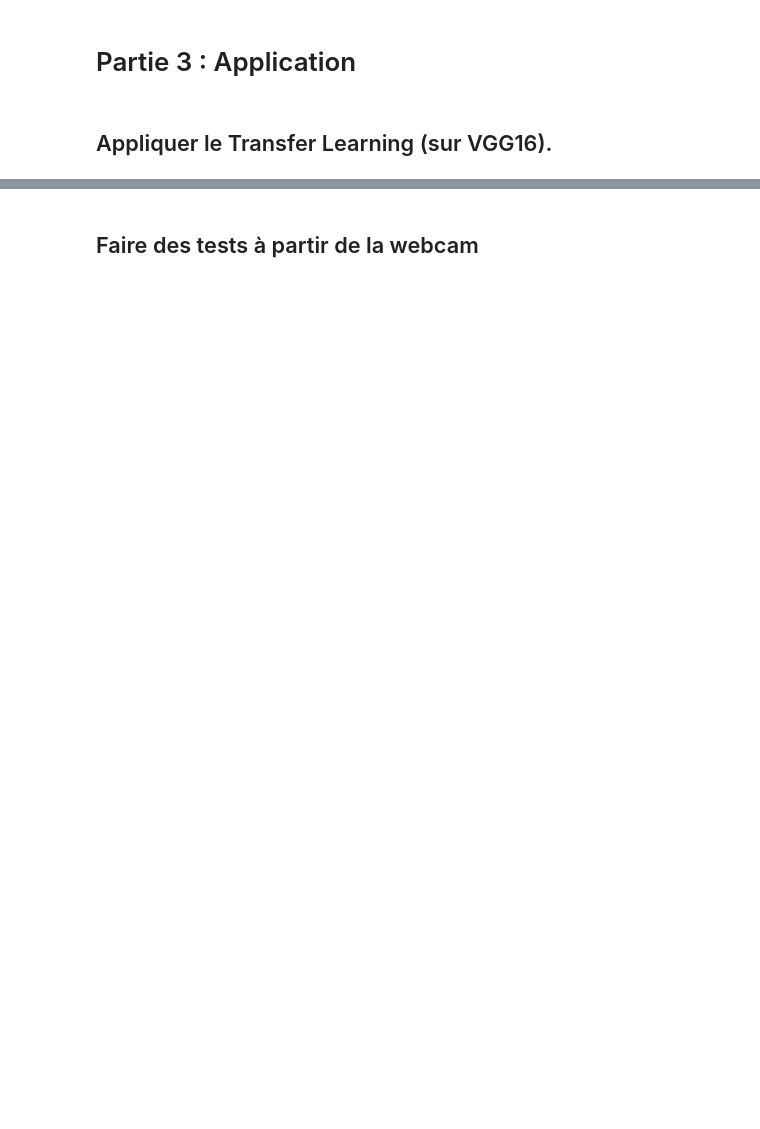
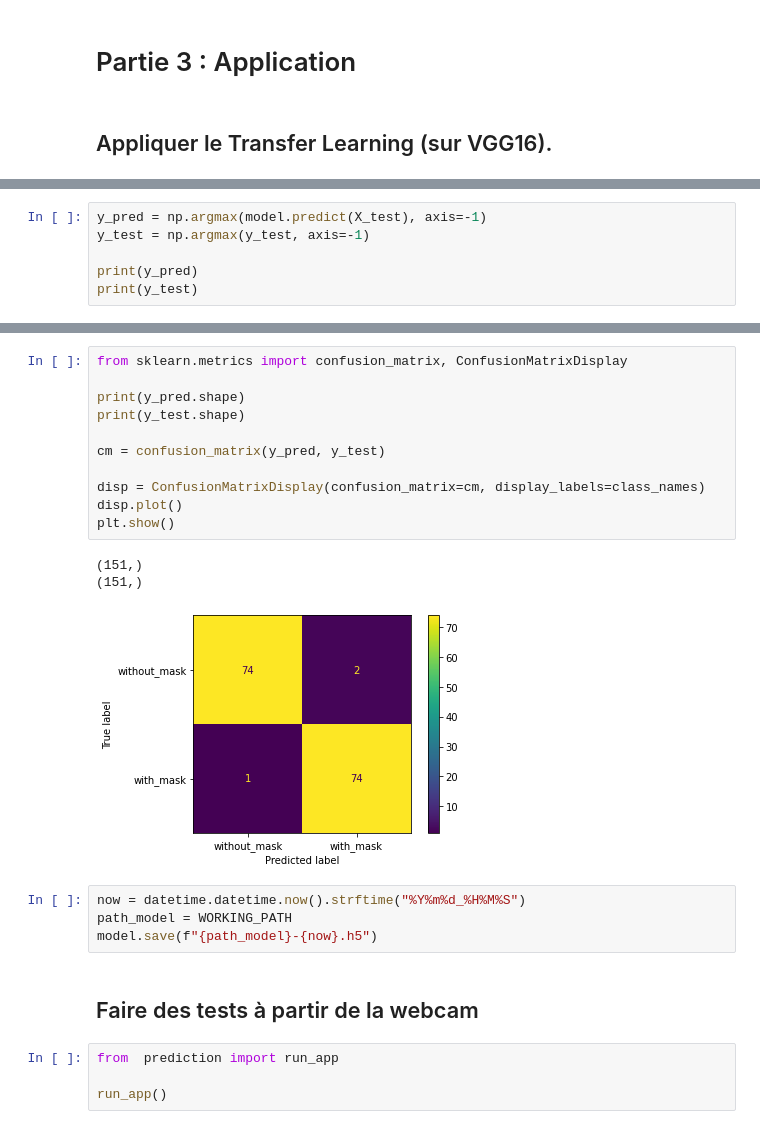
Before and after one commit to Gwenn-LR/MaskDetection, a Jupyter notebook: MaskDetection.ipynb, the cells around one changed output, grey strips where cells are left out. Drawn from its saved outputs; the diff is of its cells as text; blank space fills up the shorter version.

```diff
--- a/MaskDetection.ipynb
+++ b/MaskDetection.ipynb
@@ -40,0 +199,6 @@ Résolution :
+# %%
+y_pred = np.argmax(model.predict(X_test), axis=-1)
+y_test = np.argmax(y_test, axis=-1)
+
+print(y_pred)
+print(y_test)
@@ -41,3 +216,26 @@ Résolution :
+# %%
+from sklearn.metrics import confusion_matrix, ConfusionMatrixDisplay
+
+print(y_pred.shape)
+print(y_test.shape)
+
+cm = confusion_matrix(y_pred, y_test)
+
+disp = ConfusionMatrixDisplay(confusion_matrix=cm, display_labels=class_names)
+disp.plot()
+plt.show()
+# %% [output]
+(151,)
+(151,)
+[figure, added]
+# %%
+now = datetime.datetime.now().strftime("%Y%m%d_%H%M%S")
+path_model = WORKING_PATH
+model.save(f"{path_model}-{now}.h5")
 # %% [markdown]
 
 ## Faire des tests à partir de la webcam
+# %%
+from  prediction import run_app
+
+run_app()
```
Also changed, not shown: parts of 13 cells of this notebook, 5 other files.
